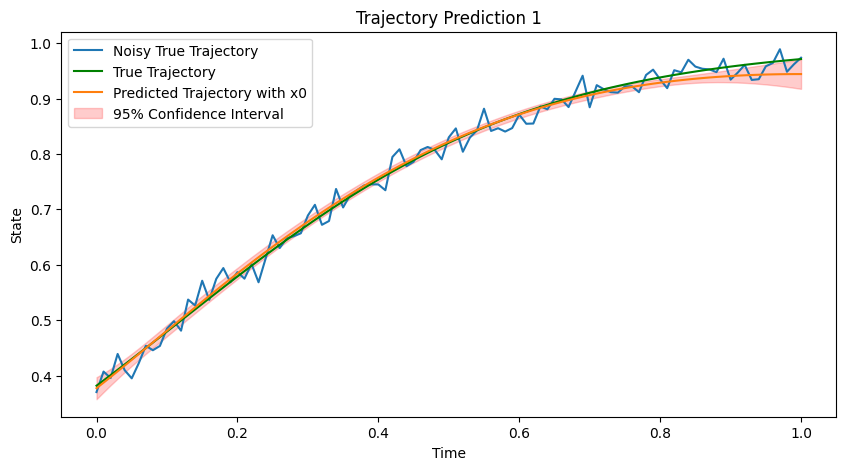
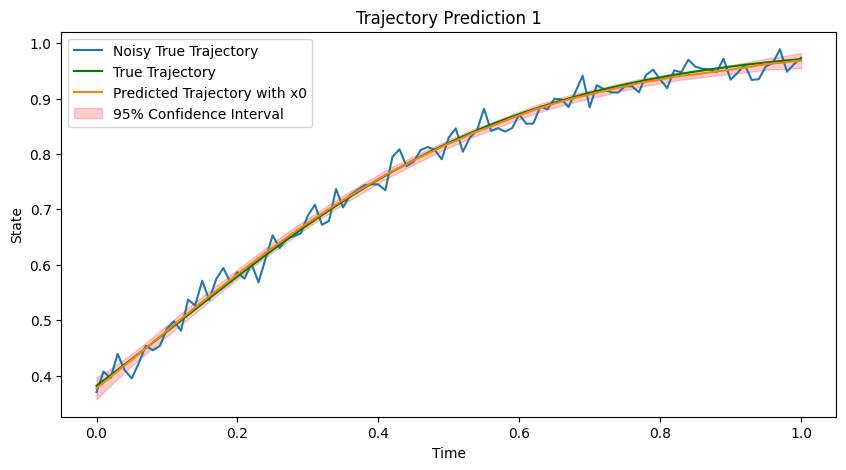
The change to this notebook cell's code, shown as a diff; its figure went from the first image to the second:
--- before
+++ after
@@ -26,7 +26,7 @@
     pred_k = pred_test_with_x0[k]
     traj_k = traj_test[k]
-    K_mat_xt = kernel(pred_k, traj_k)
+    K_mat_xt = kernel(traj_k, traj_k)
     K_mat = kernel(traj_k, traj_k)
-    K_mat_xx = kernel(pred_k, pred_k)
+    K_mat_xx = kernel(traj_k, traj_k)
 
     K_mat_xt = get_gram_matrix(K_mat_xt, delta_t_k)
@@ -55,9 +55,11 @@
     plt.xlabel('Time')
     plt.ylabel('State')
+    
     if k == 4:
-        plt.savefig('pictures/init_cond_pred_slight_miss_2_traj.pdf')
+        plt.savefig('pictures/init_cond_pred_fixed_traj_4.pdf')
     if k == 6:
-        plt.savefig('pictures/init_cond_pred_2_traj.pdf')
+        plt.savefig('pictures/init_cond_pred_fixed_traj_6.pdf')
     if k == 12:
-        plt.savefig('pictures/init_cond_pred_big_miss_2_traj.pdf')
+        plt.savefig('pictures/init_cond_pred_fixed_traj_12.pdf')
+
     plt.show()

Commit: Fixed trajectory prediction